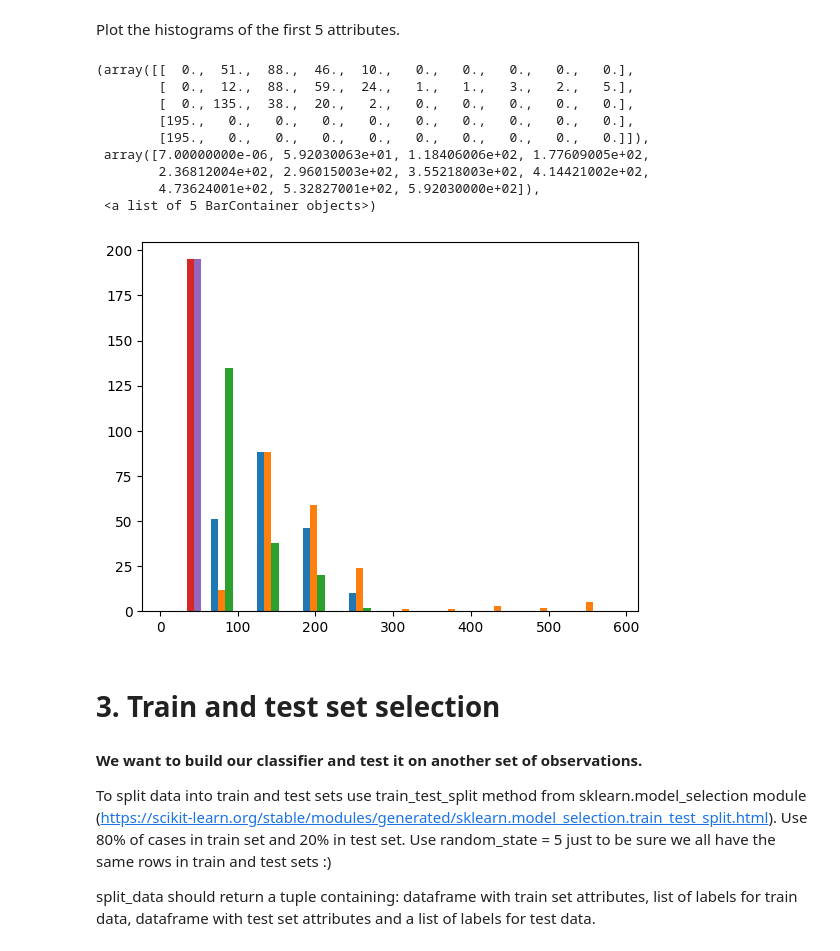
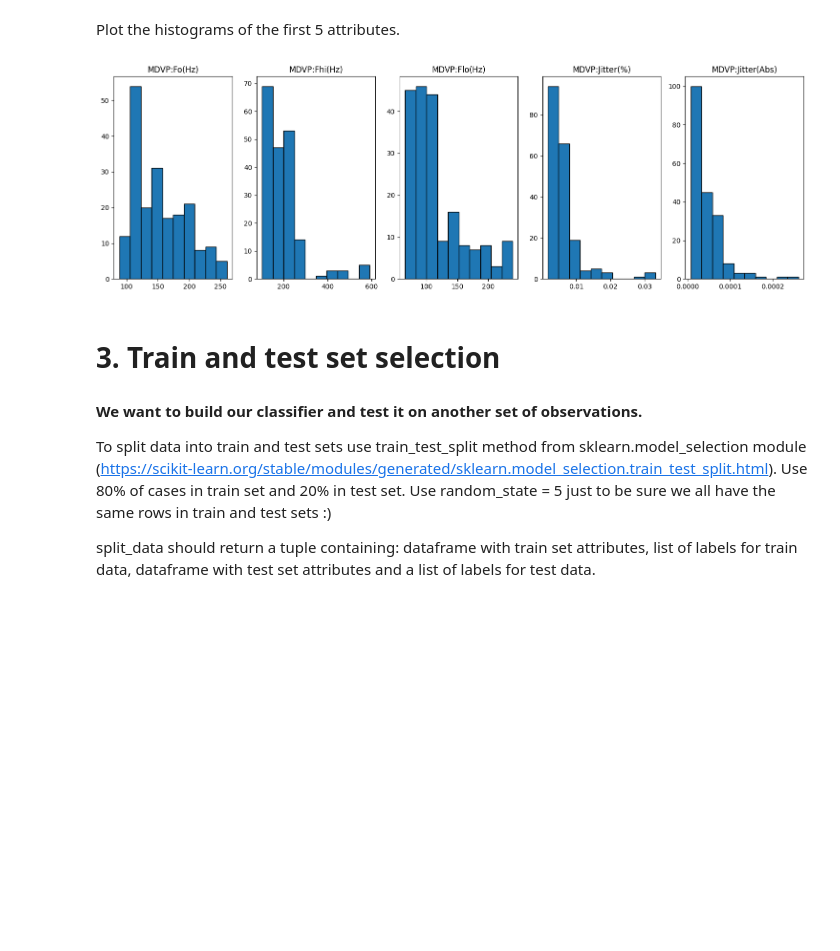
Before and after one commit to KotZPolibudy/NN-ML-zadanka, a Jupyter notebook: Lab 4 - k-NN i scikit-learn/Exercices_knn.ipynb, the cells around one changed output. Cells and saved outputs as stored; diff of their text form; code cells hidden in the pictures; blank space fills up the shorter version.

```diff
--- a/Lab 4 - k-NN i scikit-learn/Exercices_knn.ipynb
+++ b/Lab 4 - k-NN i scikit-learn/Exercices_knn.ipynb
@@ -80,19 +80,17 @@ plt.hist(data_Y)
 [figure]
 # %% [markdown]
 Plot the histograms of the first 5 attributes.
-# %%
-plt.hist(data_X.iloc[:, :5])
-# %% [output]
-(array([[  0.,  51.,  88.,  46.,  10.,   0.,   0.,   0.,   0.,   0.],
-        [  0.,  12.,  88.,  59.,  24.,   1.,   1.,   3.,   2.,   5.],
-        [  0., 135.,  38.,  20.,   2.,   0.,   0.,   0.,   0.,   0.],
-        [195.,   0.,   0.,   0.,   0.,   0.,   0.,   0.,   0.,   0.],
-        [195.,   0.,   0.,   0.,   0.,   0.,   0.,   0.,   0.,   0.]]),
- array([7.00000000e-06, 5.92030063e+01, 1.18406006e+02, 1.77609005e+02,
-        2.36812004e+02, 2.96015003e+02, 3.55218003e+02, 4.14421002e+02,
-        4.73624001e+02, 5.32827001e+02, 5.92030000e+02]),
- <a list of 5 BarContainer objects>)
-[figure, removed]
+# %%
+fig, axes = plt.subplots(1, 5, figsize=(15, 5))
+
+for i in range(5):
+    axes[i].hist(data_X.iloc[:, i], edgecolor='black')
+    axes[i].set_title(data_X.columns[i])
+
+plt.tight_layout()
+plt.show()
+# %% [output]
+[figure, added]
 # %% [markdown]
 # 3. Train and test set selection
 
```
Also changed, not shown: parts of 1 cell of this notebook.
